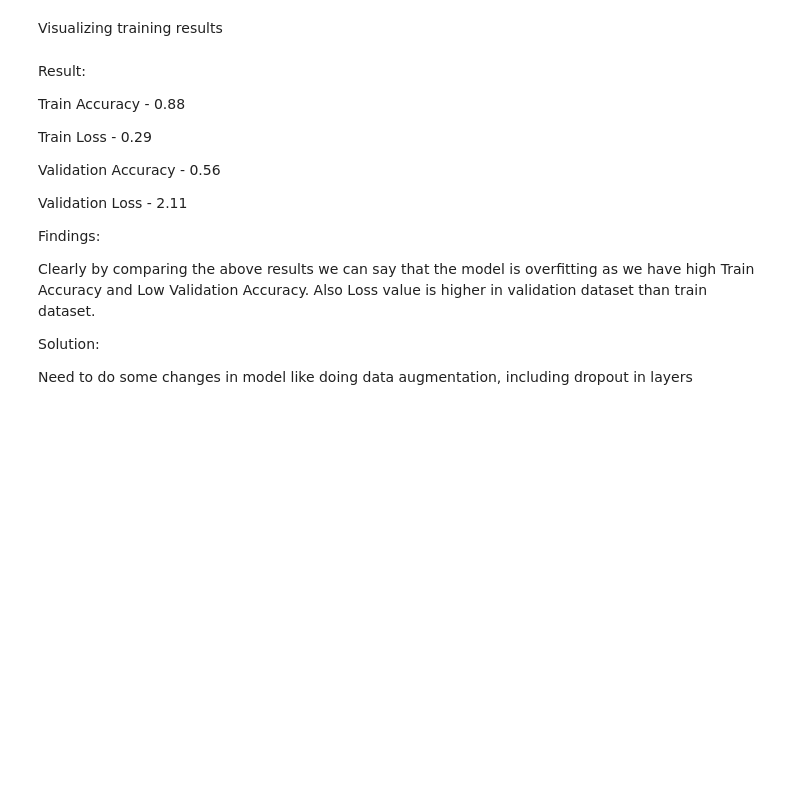
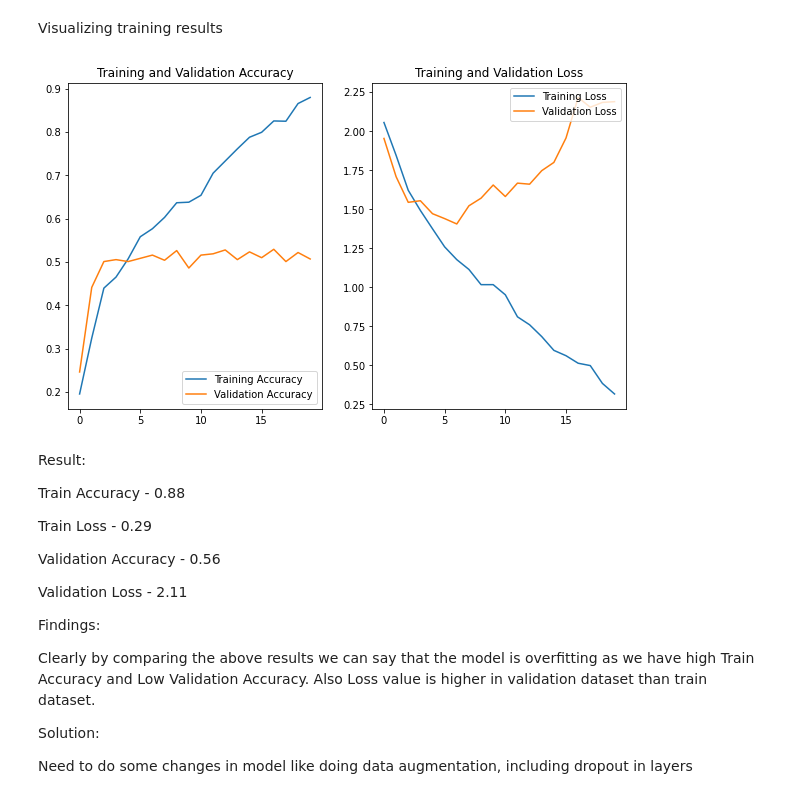
Before and after one commit to spdsp04/melanoma_detection, a Jupyter notebook: Durgesh_Chaubey_NN.ipynb, the cells around one changed output. Cells and saved outputs as stored; diff of their text form; code cells hidden in the pictures; blank space fills up the shorter version.

```diff
--- a/Durgesh_Chaubey_NN.ipynb
+++ b/Durgesh_Chaubey_NN.ipynb
@@ -94,6 +70,6 @@ AttributeError: ignored
 # %%
-# Classifying test dataset
-test_dataset = tf.keras.utils.image_dataset_from_directory(
+# Classifying validation dataset
+validation_dataset = tf.keras.utils.image_dataset_from_directory(
   data_dir_train,
   label_mode="int",
   validation_split=0.3,
@@ -144,8 +148,8 @@ Dataset.cache() keeps the images in memory after they're loaded off disk during
 Dataset.prefetch() overlaps data preprocessing and model execution while training.
 # %%
 AUTOTUNE = tf.data.experimental.AUTOTUNE
-train_ds = train_ds.cache().shuffle(1000).prefetch(buffer_size=AUTOTUNE)
-val_ds = val_ds.cache().prefetch(buffer_size=AUTOTUNE)
+train_dataset = train_dataset.cache().shuffle(1000).prefetch(buffer_size=AUTOTUNE)
+validation_dataset = validation_dataset.cache().prefetch(buffer_size=AUTOTUNE)
 # %% [markdown]
 Standardize the data
 
@@ -190,7 +212,7 @@ Train the model
 # %%
 epochs = 20
 history = model.fit(
-  train_ds,
-  validation_data=val_ds,
+  train_dataset,
+  validation_data=validation_dataset,
   epochs=epochs
 )
@@ -197,27 +237,29 @@ history = model.fit(
 # %% [markdown]
 Visualizing training results
 # %%
-acc = history.history['accuracy']
-val_acc = history.history['val_accuracy']
+accuracy = history.history['accuracy']
+validation_accuracy = history.history['val_accuracy']
 
 loss = history.history['loss']
-val_loss = history.history['val_loss']
+validation_loss = history.history['val_loss']
 
 epochs_range = range(epochs)
 
 plt.figure(figsize=(10, 6))
 plt.subplot(1, 2, 1)
-plt.plot(epochs_range, acc, label='Training Accuracy')
-plt.plot(epochs_range, val_acc, label='Validation Accuracy')
+plt.plot(epochs_range, accuracy, label='Training Accuracy')
+plt.plot(epochs_range, validation_accuracy, label='Validation Accuracy')
 plt.legend(loc='lower right')
 plt.title('Training and Validation Accuracy')
 
 plt.subplot(1, 2, 2)
 plt.plot(epochs_range, loss, label='Training Loss')
-plt.plot(epochs_range, val_loss, label='Validation Loss')
+plt.plot(epochs_range, validation_loss, label='Validation Loss')
 plt.legend(loc='upper right')
 plt.title('Training and Validation Loss')
 plt.show()
+# %% [output]
+[figure, added]
 # %% [markdown]
 Result:
 
```
Also changed, not shown: parts of 38 cells of this notebook.
